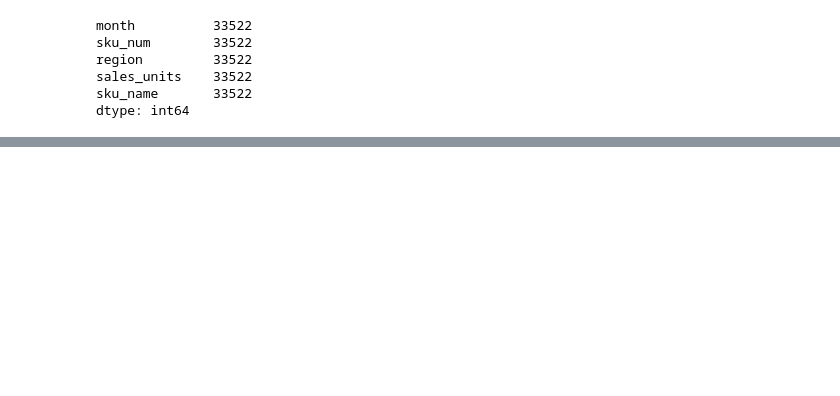
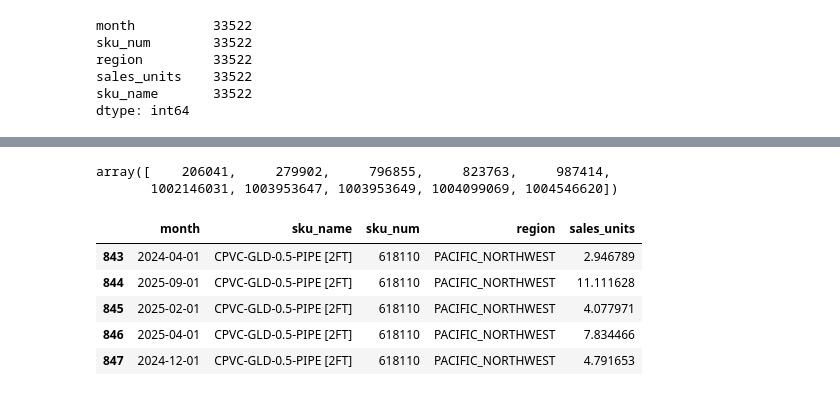
Before and after one commit to Tobywooo/advanced_business_analytics, a Jupyter notebook: sku_level_transform.ipynb, the cells around one changed output, grey strips where cells are left out. Saved outputs shown, nothing was run; the diff lists cells and outputs as text; code cells hidden in the pictures; blank space fills up the shorter version.

```diff
--- a/sku_level_transform.ipynb
+++ b/sku_level_transform.ipynb
@@ -205,0 +206,25 @@ df_masked.head()
+# %%
+df_masked['sku_num'].unique()
+# %% [output]
+array([    206041,     279902,     796855,     823763,     987414,
+       1002146031, 1003953647, 1003953649, 1004099069, 1004546620])
+# %%
+import random
+unique_sku_array = df_masked['sku_num'].unique()
+def transform_sku(val):
+    multiplier = random.choice([2, 3])
+    offset = random.randint(1, 20)
+    sign = random.choice([-1, 1])
+    return (val * multiplier) + (sign * offset)
+
+sku_map = {sku: transform_sku(sku) for sku in unique_sku_array}
+df_masked['sku_num'] = df_masked['sku_num'].map(sku_map)
+# %%
+df_masked.head()
+# %% [output]
+|  | month | sku_name | sku_num | region | sales_units |
+| 843 | 2024-04-01 | CPVC-GLD-0.5-PIPE [2FT] | 618110 | PACIFIC_NORTHWEST | 2.946789 |
+| 844 | 2025-09-01 | CPVC-GLD-0.5-PIPE [2FT] | 618110 | PACIFIC_NORTHWEST | 11.111628 |
+| 845 | 2025-02-01 | CPVC-GLD-0.5-PIPE [2FT] | 618110 | PACIFIC_NORTHWEST | 4.077971 |
+| 846 | 2025-04-01 | CPVC-GLD-0.5-PIPE [2FT] | 618110 | PACIFIC_NORTHWEST | 7.834466 |
+| 847 | 2024-12-01 | CPVC-GLD-0.5-PIPE [2FT] | 618110 | PACIFIC_NORTHWEST | 4.791653 |
```
Also changed, not shown: parts of 8 cells of this notebook, 2 other files.
